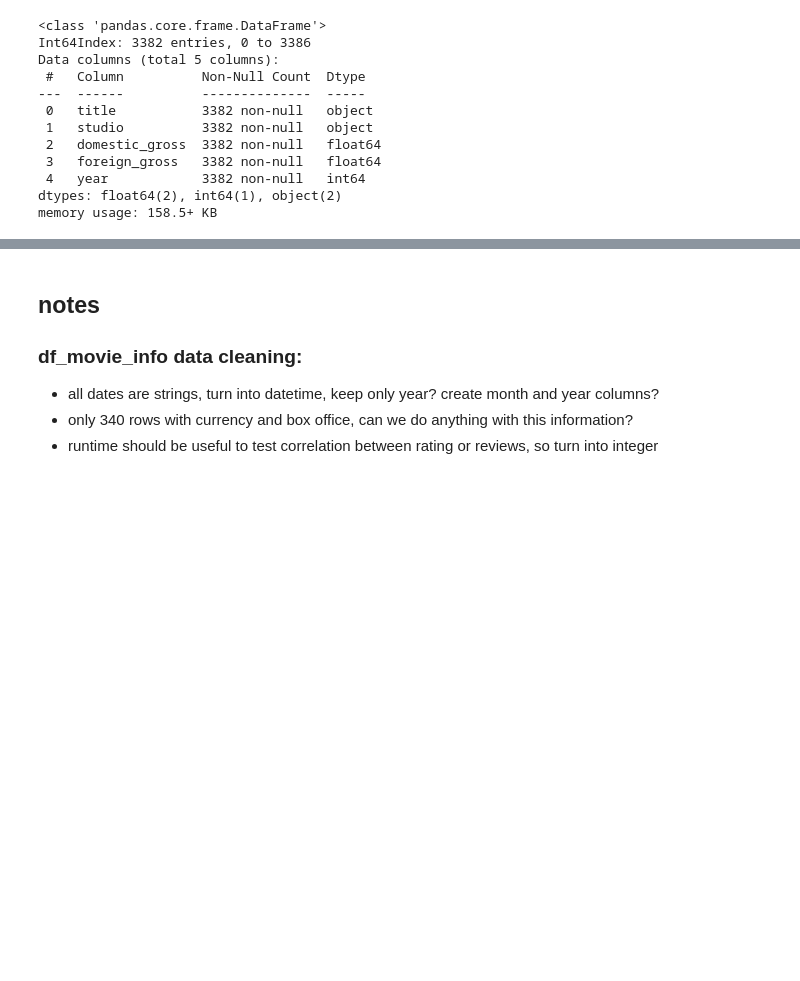
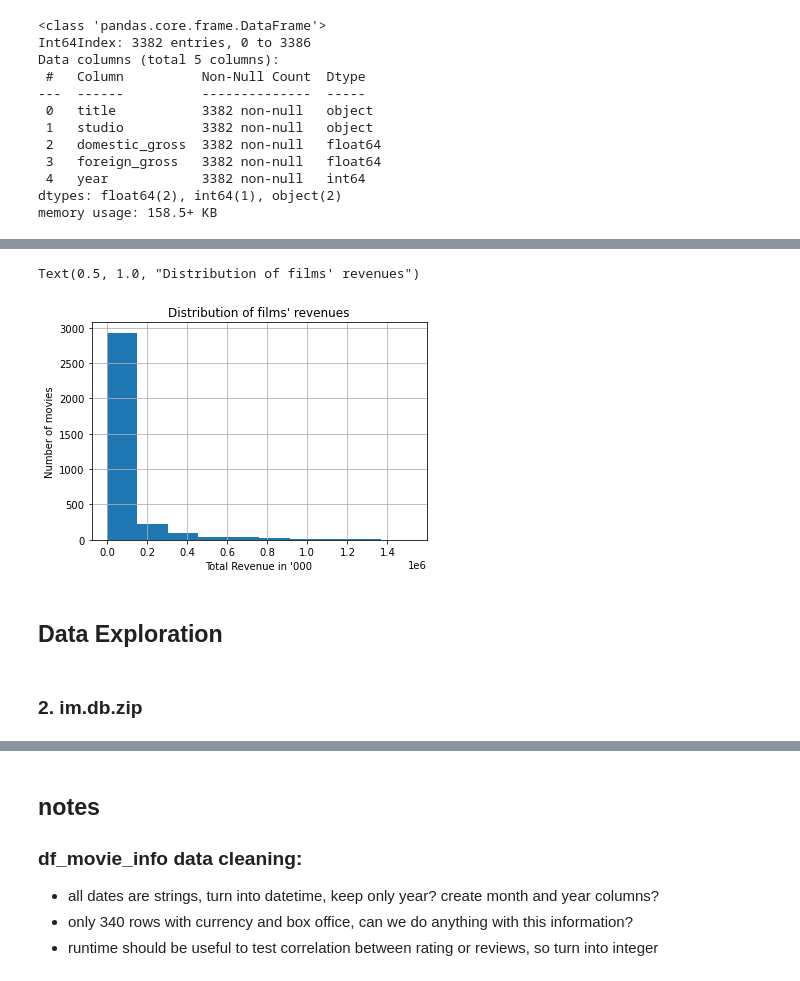
Before and after one commit to AlbaneCM/MicrosoftMovieAnalysis, a Jupyter notebook: microsoft-movie-analysis.ipynb, the cells around one changed output, grey strips where cells are left out. Drawn from its saved outputs; the diff is of its cells as text; code cells hidden in the pictures; blank space fills up the shorter version.

Commit message:
started data exploration

```diff
--- a/microsoft-movie-analysis.ipynb
+++ b/microsoft-movie-analysis.ipynb
@@ -187,0 +190,7 @@ df_movie_gross.loc[df_movie_gross['studio'] == 'BV']
+# %%
+# Create a column total gross
+df_movie_gross["total_gross (in '000)"] = (df_movie_gross["domestic_gross"] + df_movie_gross["foreign_gross"]) / 1000
+# %%
+# Sorting by highest total revenue generated by movies
+df_movie_gross.sort_values(by=["total_gross"], ascending=False, inplace=True)
+df_movie_gross
@@ -187,0 +232,10 @@ df_movie_gross.loc[df_movie_gross['studio'] == 'BV']
+# %%
+# Reviewing how frequently movies generate large revenues
+
+df_movie_gross["total_gross"].hist(bins=10)
+plt.xlabel("Total Revenue in '000")
+plt.ylabel("Number of movies")
+plt.title("Distribution of films' revenues")
+# %% [output]
+Text(0.5, 1.0, "Distribution of films' revenues")
+[figure, added]
@@ -188,3 +248,7 @@ df_movie_gross.loc[df_movie_gross['studio'] == 'BV']
+# %% [markdown]
+## Data Exploration
+# %% [markdown]
+### 2. im.db.zip
 # %%
 # Loading and inspecting available datasets
 # Loading bom.movie_gross and storing data into df_movie_gross
```
Also changed, not shown: parts of 28 cells of this notebook.
